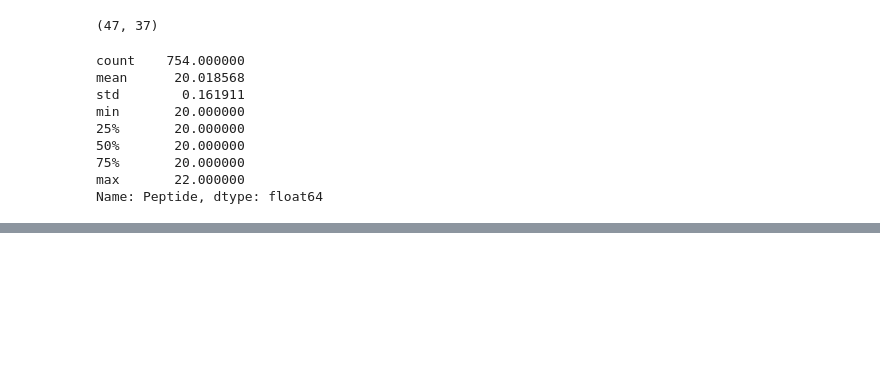
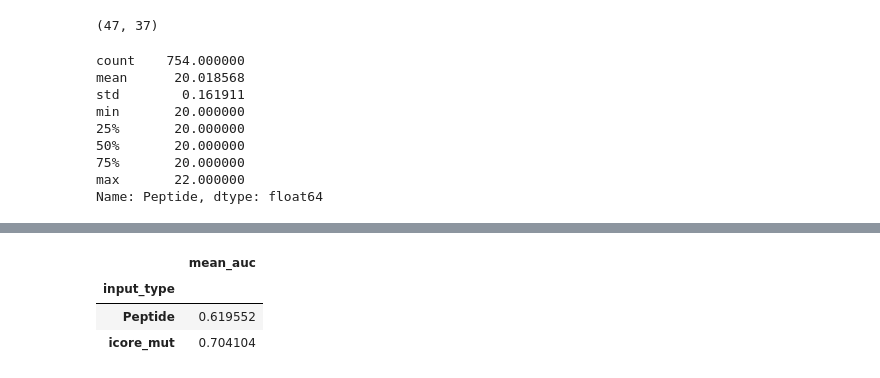
Before and after one commit to richieYT-wan/cedar, a Jupyter notebook: notebook/231017_new_data_and_review.ipynb, the cells around one changed output, grey strips where cells are left out. Saved outputs shown, nothing was run; the diff lists cells and outputs as text; code cells hidden in the pictures; blank space fills up the shorter version.

```diff
--- a/notebook/231017_new_data_and_review.ipynb
+++ b/notebook/231017_new_data_and_review.ipynb
@@ -450,0 +563,7 @@ Name: Peptide, dtype: float64
+# %%
+concat.groupby(['input_type']).agg(mean_auc=('auc','mean'))
+# %% [output]
+|  | mean_auc |
+| input_type |  |
+| Peptide | 0.619552 |
+| icore_mut | 0.704104 |
```
Also changed, not shown: parts of 16 cells of this notebook, 2 other files.
